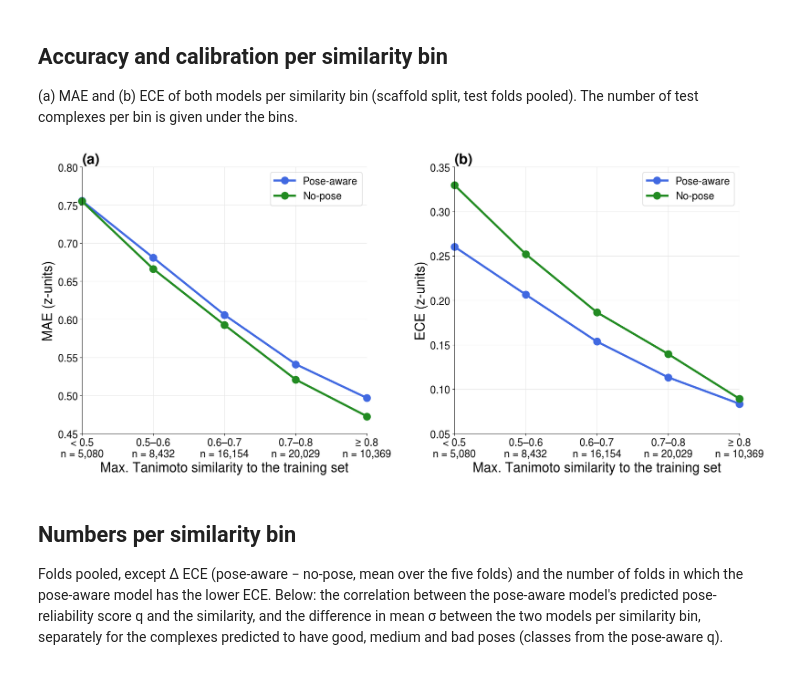
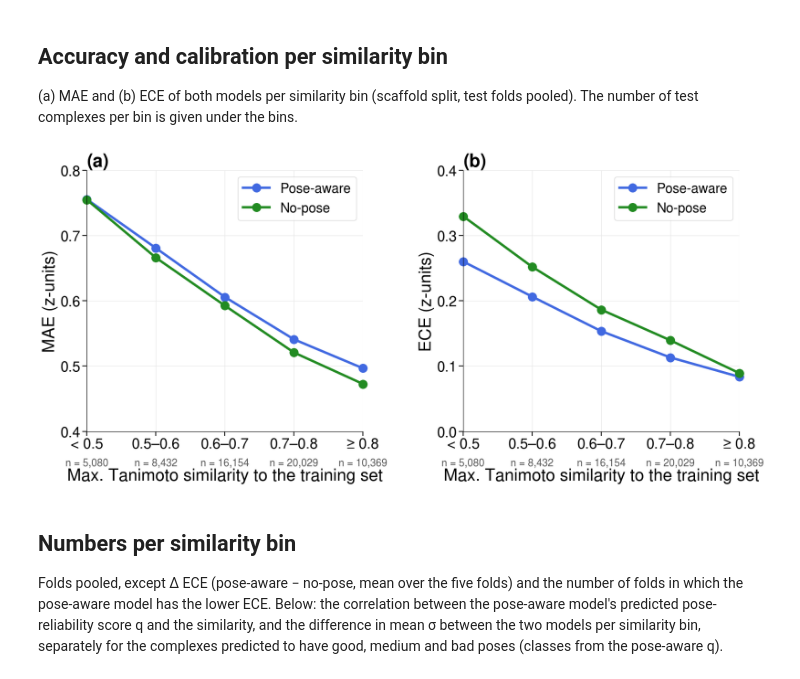
Before and after one commit to openkinome/multi-objective-kinodata-3D, a Jupyter notebook: analysis_publication/similarity_to_training.ipynb, the cells around one changed output. Saved outputs shown, nothing was run; the diff lists cells and outputs as text; code cells hidden in the pictures.

Commit message:
similarity_to_training.ipynb: larger tick labels, axis labels and legends for the SI figure
Co-Authored-By: Claude Opus 5.5 (1M context) <noreply@anthropic.com>

```diff
--- a/analysis_publication/similarity_to_training.ipynb
+++ b/analysis_publication/similarity_to_training.ipynb
@@ -82,36 +82,39 @@ if RECOMPUTE:
 
 (a) MAE and (b) ECE of both models per similarity bin (scaffold split, test folds pooled). The number of test complexes per bin is given under the bins.
 # %%
-FS_TICK, FS_LABEL, FS_LEGEND, FS_PANEL = 17, 22, 17, 24
+FS_TICK, FS_LABEL, FS_LEGEND, FS_PANEL, FS_N = 24, 28, 22, 30, 17
 x = np.arange(len(LAB))
 nbin = d.bin.value_counts().reindex(LAB)
-ticks = [f"{b}\nn = {n:,}" for b, n in zip(LAB, nbin)]
 
 
-def ylims(ax, step=0.05):
+def ylims(ax, step=0.1):
     lo, hi = ax.get_ylim()
     ax.set_ylim(np.floor(lo / step) * step, np.ceil(hi / step) * step)
 
 
-fig, axes = plt.subplots(1, 2, figsize=(17, 7.8))
+fig, axes = plt.subplots(1, 2, figsize=(17, 8))
 for ax, metric, panel in zip(axes, ["MAE", "ECE"], "ab"):
     for m, (name, color) in MODELS.items():
         y = [d.loc[d.bin == b, f"err_{m}"].abs().mean() if metric == "MAE" else ece(d.loc[d.bin == b, f"err_{m}"], d.loc[d.bin == b, f"sigma_{m}"]) for b in LAB]
-        ax.plot(x, y, "o-", color=color, lw=3.5, ms=12, label=name, clip_on=False)
+        ax.plot(x, y, "o-", color=color, lw=4, ms=14, label=name, clip_on=False)
     ylims(ax)
     ax.set(xticks=x, xlim=(0, len(LAB) - 1))
+    ax.set_xticklabels(LAB)
+    ax.yaxis.set_major_locator(plt.MultipleLocator(0.1))
+    ax.tick_params(axis="both", labelsize=FS_TICK, length=7, width=1.5)
+    for xi, n in zip(x, nbin):   # number of test complexes per bin, under the tick labels
+        ax.annotate(f"n = {n:,}", (xi, 0), xycoords=("data", "axes fraction"), xytext=(0, -44), textcoords="offset points",
+                    ha="center", va="top", fontsize=FS_N, color="0.35")
     ax.set_ylabel(f"{metric} (z-units)", fontsize=FS_LABEL)
-    ax.set_xlabel("Max. Tanimoto similarity to the training set", fontsize=FS_LABEL)
-    ax.set_xticklabels(ticks)
-    ax.tick_params(axis="both", labelsize=FS_TICK)
+    ax.set_xlabel("Max. Tanimoto similarity to the training set", fontsize=FS_LABEL, labelpad=28)
     ax.grid(True, color="0.9")
     ax.legend(loc="upper right", fontsize=FS_LEGEND)
     ax.set_title(f"({panel})", loc="left", fontweight="bold", fontsize=FS_PANEL)
-fig.tight_layout(w_pad=3)
+fig.tight_layout(w_pad=4)
 fig.savefig(OUTPUT / "similarity_to_training.png", dpi=600)
 plt.show()
 # %% [output]
-[figure, old version]
+[figure, new version]
 # %% [markdown]
 ## Numbers per similarity bin
 
```
